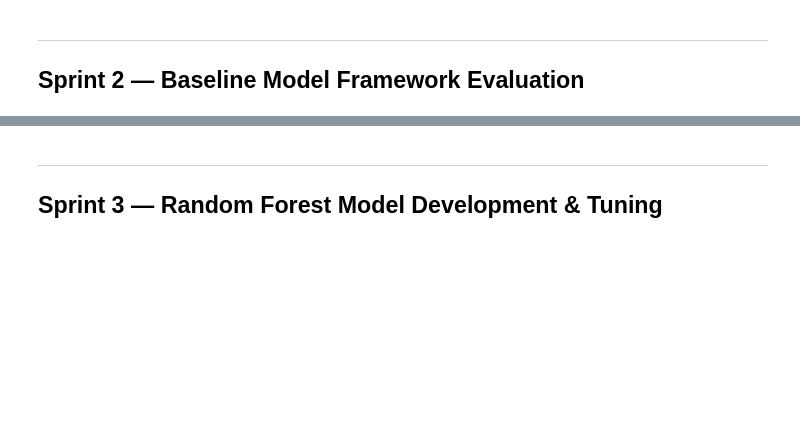
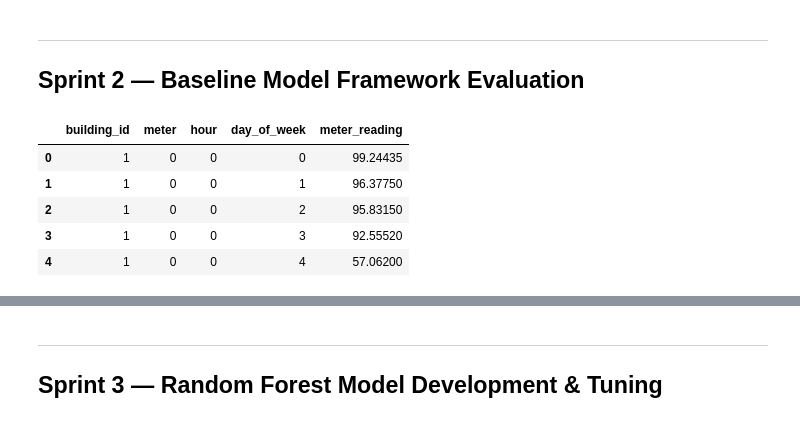
Before and after one commit to ZahraSabouri/CMT307_GreatEnergyPredictor, a Jupyter notebook: notebooks/Ayan_Anomaly_Investigation.ipynb, the cells around one changed output, grey strips where cells are left out. Cells and saved outputs as stored; diff of their text form; code cells hidden in the pictures; blank space fills up the shorter version.

```diff
--- a/notebooks/Ayan_Anomaly_Investigation.ipynb
+++ b/notebooks/Ayan_Anomaly_Investigation.ipynb
@@ -610,3 +610,28 @@ Data successfully exported to 'detailed_anomalies.csv'.
 ---
 
 ## Sprint 2 — Baseline Model Framework Evaluation
+# %%
+import pandas as pd
+
+# Load the validation dataset
+val_df = pd.read_csv('/content/final_val.csv')
+
+# Convert 'timestamp' to datetime objects
+val_df['timestamp'] = pd.to_datetime(val_df['timestamp'])
+
+# Extract 'hour' and 'day_of_week'
+val_df['hour'] = val_df['timestamp'].dt.hour
+val_df['day_of_week'] = val_df['timestamp'].dt.dayofweek
+
+# Calculate the median meter reading for each group
+baseline_median = val_df.groupby(['building_id', 'meter', 'hour', 'day_of_week'])['meter_reading'].median().reset_index()
+
+# Display the first few rows of the baseline model
+display(baseline_median.head())
+# %% [output]
+|  | building_id | meter | hour | day_of_week | meter_reading |
+| 0 | 1 | 0 | 0 | 0 | 99.24435 |
+| 1 | 1 | 0 | 0 | 1 | 96.37750 |
+| 2 | 1 | 0 | 0 | 2 | 95.83150 |
+| 3 | 1 | 0 | 0 | 3 | 92.55520 |
+| 4 | 1 | 0 | 0 | 4 | 57.06200 |
```
Also changed, not shown: parts of 6 cells of this notebook.
